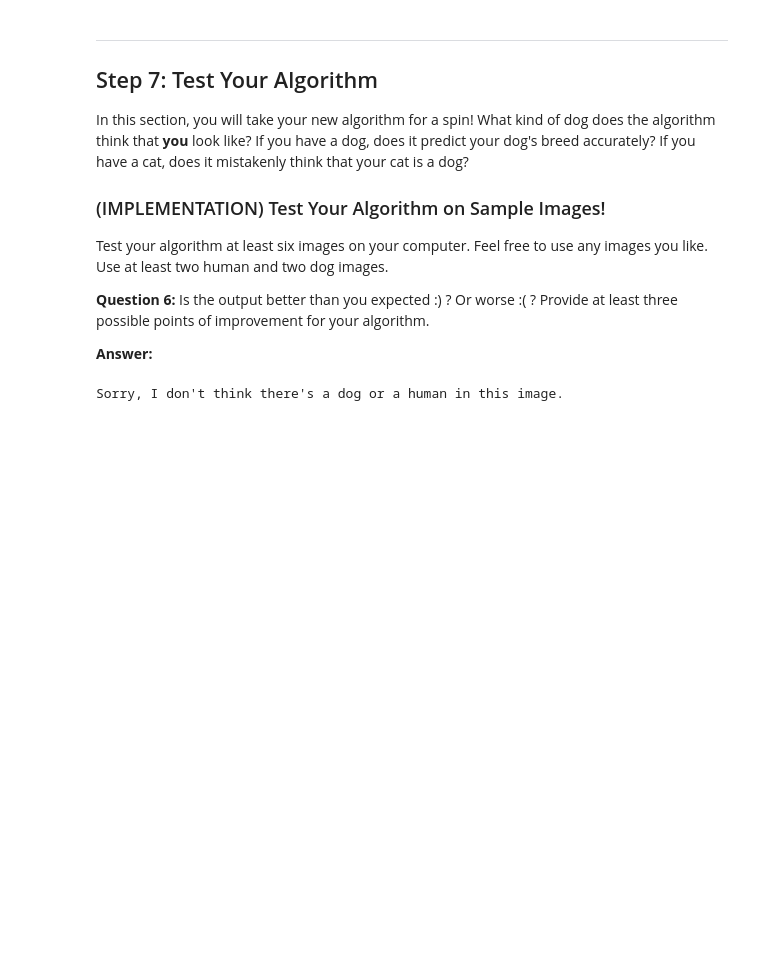
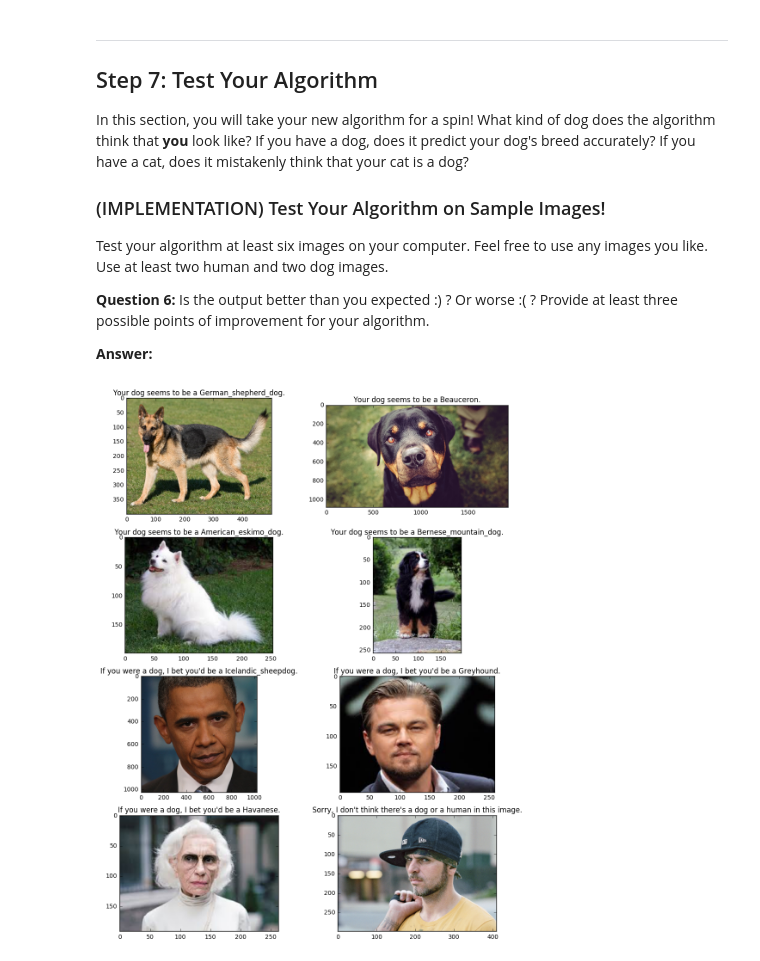
Before and after one commit to apereiral/dog-project, a Jupyter notebook: dog_app.ipynb, the cells around one changed output. Saved outputs shown, nothing was run; the diff lists cells and outputs as text; code cells hidden in the pictures; blank space fills up the shorter version.

Commit message:
questions 1-6: done

```diff
--- a/dog_app.ipynb
+++ b/dog_app.ipynb
@@ -764,9 +771,28 @@ __Question 6:__ Is the output better than you expected :) ?  Or worse :( ?  Prov
 
 __Answer:__
 # %%
+import numpy as np
+from glob import glob
+import cv2
+import matplotlib.pyplot as plt
+%matplotlib inline
+
+# extract pre-trained face detector
+face_cascade = cv2.CascadeClassifier('haarcascades/haarcascade_frontalface_alt.xml')
+
+
 ## TODO: Execute your algorithm from Step 6 on
 ## at least 6 images on your computer.
 ## Feel free to use as many code cells as needed.
-print(pipeline('images/sample_cnn.png'))
+files = glob('images/question_6/*')
+fig = plt.figure(figsize=(12,16))
+for i in range(len(files)):
+    title = pipeline(files[i])
+    img = cv2.imread(files[i])
+    img = cv2.cvtColor(img, cv2.COLOR_BGR2RGB)
+    ax = fig.add_subplot(4, 2, i + 1)
+    ax.imshow(img)
+    ax.set_title(title)
+#print(pipeline('images/sample_cnn.png'))
 # %% [output]
-Sorry, I don't think there's a dog or a human in this image.
+[figure, added]
```
Also changed, not shown: parts of 7 cells of this notebook, 8 other files.
